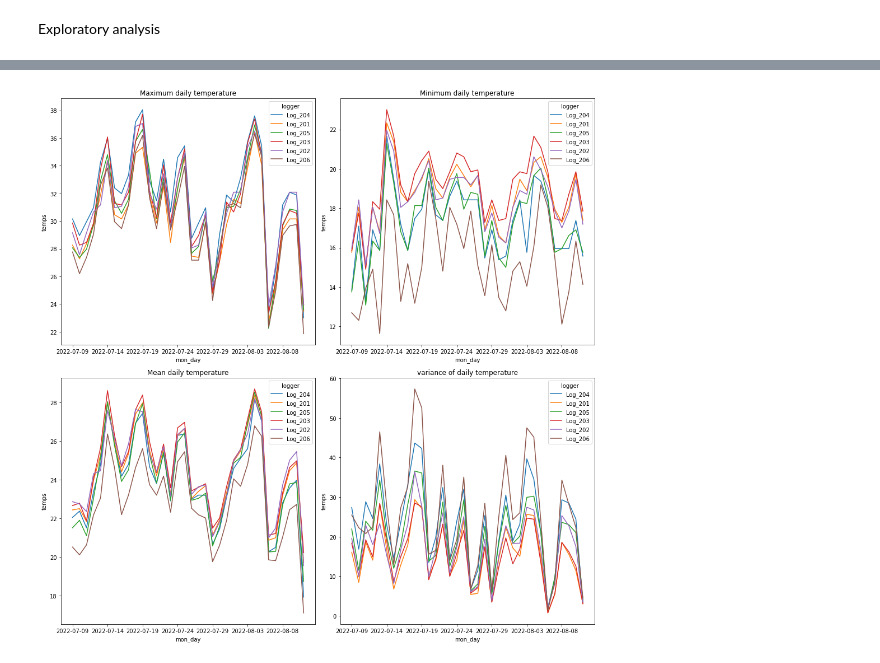
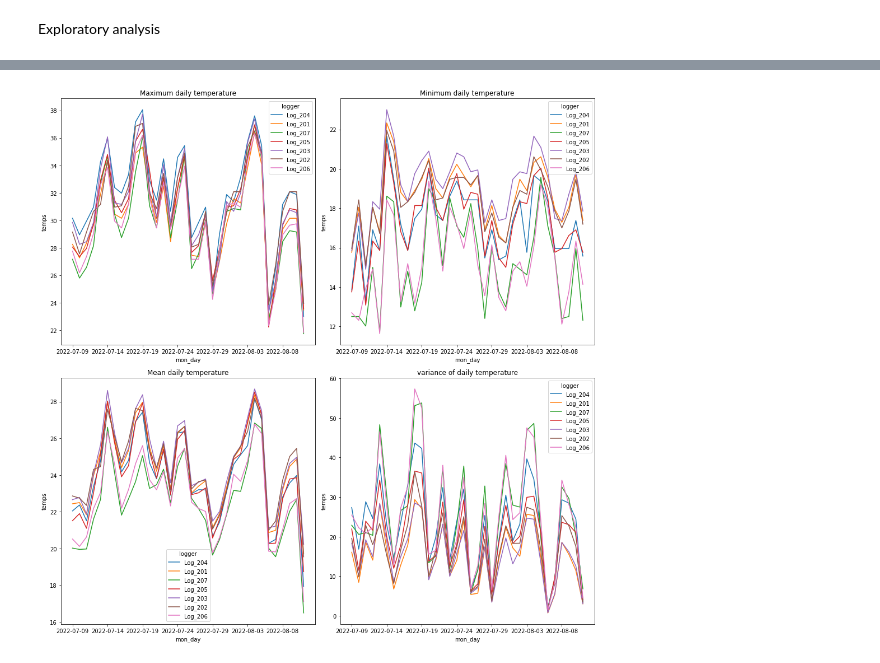
Before and after one commit to thorerismann/btemps, a Jupyter notebook: notebooks/exploratory/1.0-ge-intial-exploration.ipynb, the cells around one changed output, grey strips where cells are left out. Drawn from its saved outputs; the diff is of its cells as text; code cells hidden in the pictures.

```diff
--- a/notebooks/exploratory/1.0-ge-intial-exploration.ipynb
+++ b/notebooks/exploratory/1.0-ge-intial-exploration.ipynb
@@ -1,6 +1,8 @@
 # %% [markdown]
 Exploratory analysis
 # %%
+# import packages
+
 import pandas as pd
 import os
 import seaborn as sns
@@ -8,16 +10,13 @@ import datetime as dt
 import matplotlib.pyplot as plt
 import matplotlib.ticker as ticker
 
+# load directories for reading/writing files
 thedir = os.getcwd()
 datadir = os.path.abspath(os.path.join(os.path.dirname(thedir), '..', 'data/raw'))
 writedir = os.path.abspath(os.path.join(os.path.dirname(thedir), '..', 'data/interim'))
 figdir=os.path.abspath(os.path.join(os.path.dirname(thedir), '..', 'figures'))
+
+# get list of files and number of files to load
 files = os.listdir(datadir)
 loggers=len(files)
-
-mylist = []
-mycol = []
-for i in files:
-    mylist.append(pd.read_csv(F"{datadir}/{i}", header = 1))
-    mycol.append(i[:7])
 # %%
@@ -79,11 +74,24 @@ sns.lineplot(data=temps_m, x='time',y='temps',hue = 'logger')
 # %%
+## aggregate by daily values (max, min, mean, var)
+log_cols = [ x for x in temps_.columns if x[:3] == "Log" ]
+
 #create dictionaries for use in aggregation
 maxl = ["max"]*loggers
 minl = ["min"]*loggers
 meanl = ["mean"]*loggers
 varl = ["var"]*loggers
-max_ = dict(zip(new,maxl))
-min_ = dict(zip(new,minl))
-mean_ = dict(zip(new,meanl))
-var_ = dict(zip(new,varl))
-temps_.rename(newcols,axis="columns",inplace=True)
+max_ = dict(zip(log_cols,maxl))
+min_ = dict(zip(log_cols,minl))
+mean_ = dict(zip(log_cols,meanl))
+var_ = dict(zip(log_cols,varl))
+
+# agg by daily values
+daily_max = temps_.groupby(["mon_day"]).agg(max_)
+daily_min = temps_.groupby(["mon_day"]).agg(min_)
+daily_mean = temps_.groupby(["mon_day"]).agg(mean_)
+daily_var = temps_.groupby(["mon_day"]).agg(var_)
+daily_max.reset_index(inplace=True)
+daily_min.reset_index(inplace=True)
+daily_mean.reset_index(inplace=True)
+daily_var.reset_index(inplace=True)
+log_cols.append("mon_day")
@@ -109,27 +98,29 @@ mydata_m = mydata.melt('mon_day', var_name='logger', value_name='temps')
 # %%
+# plot the max, min, var, and mean temp for each station
+
 fig, axs = plt.subplots(2,2,figsize=(14,14))
-mydata = daily_max[new]
+mydata = daily_max[log_cols]
 mydata_m = mydata.melt('mon_day', var_name='logger', value_name='temps')
 a=sns.lineplot(data=mydata_m, x=mydata_m['mon_day'].astype(str),y='temps',hue = 'logger',ax=axs[0,0])
 axs[0,0].set_title("Maximum daily temperature")
 axs[0,0].xaxis.set_major_locator(ticker.AutoLocator())
-mydata = daily_min[new]
+mydata = daily_min[log_cols]
 mydata_m = mydata.melt('mon_day', var_name='logger', value_name='temps')
 sns.lineplot(data=mydata_m, x=mydata_m['mon_day'].astype(str),y='temps',hue = 'logger',ax = axs[0,1])
 axs[0,1].set_title("Minimum daily temperature")
 axs[0,1].xaxis.set_major_locator(ticker.AutoLocator())
-mydata = daily_mean[new]
+mydata = daily_mean[log_cols]
 mydata_m = mydata.melt('mon_day', var_name='logger', value_name='temps')
 sns.lineplot(data=mydata_m, x=mydata_m['mon_day'].astype(str),y='temps',hue = 'logger',ax = axs[1,0])
 axs[1,0].set_title("Mean daily temperature")
 axs[1,0].xaxis.set_major_locator(ticker.AutoLocator())
-mydata = daily_var[new]
+mydata = daily_var[log_cols]
 mydata_m = mydata.melt('mon_day', var_name='logger', value_name='temps')
 sns.lineplot(data=mydata_m, x=mydata_m['mon_day'].astype(str),y='temps',hue = 'logger',ax = axs[1,1])
 axs[1,1].set_title("variance of daily temperature")
 axs[1,1].xaxis.set_major_locator(ticker.AutoLocator())
 plt.tight_layout()
 plt.savefig(F"{figdir}/summary.png",bbox_inches='tight', dpi = 500)
 plt.show()
 # %% [output]
-[figure, old version]
+[figure, new version]
```
Also changed, not shown: parts of 10 cells of this notebook, 5 other files.
